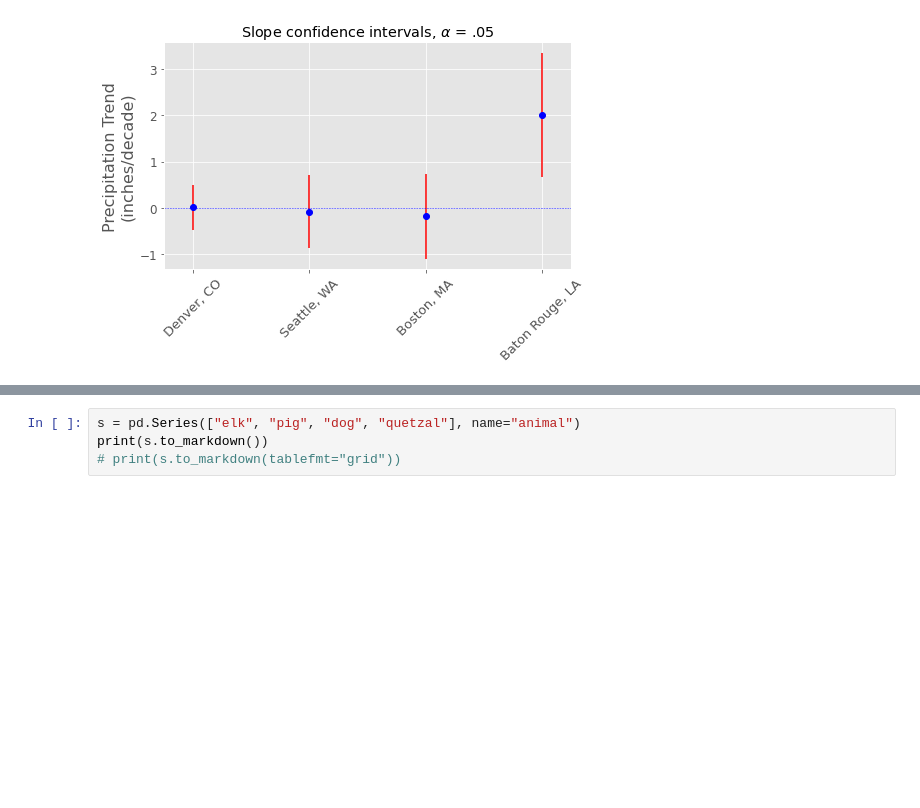
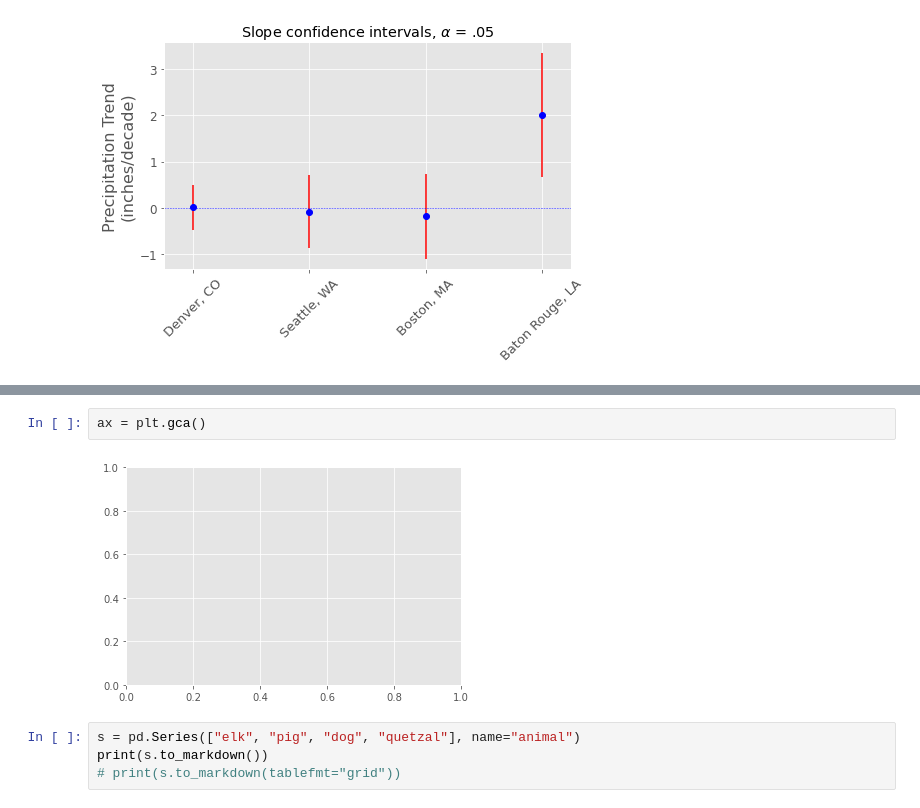
Before and after one commit to caseyolson8/Local-Weather-Trends, a Jupyter notebook: src/Day4.ipynb, the cells around one changed output, grey strips where cells are left out. Drawn from its saved outputs; the diff is of its cells as text; blank space fills up the shorter version.

```diff
--- a/src/Day4.ipynb
+++ b/src/Day4.ipynb
@@ -244,3 +277,7 @@ plt.savefig('Denver_PRCP_annual_CI.png', edgecolor = 'b')
+# %%
+ax = plt.gca()
+# %% [output]
+[figure, added]
 # %%
 s = pd.Series(["elk", "pig", "dog", "quetzal"], name="animal")
 print(s.to_markdown())
```
Also changed, not shown: parts of 3 cells of this notebook, 4 other files.
